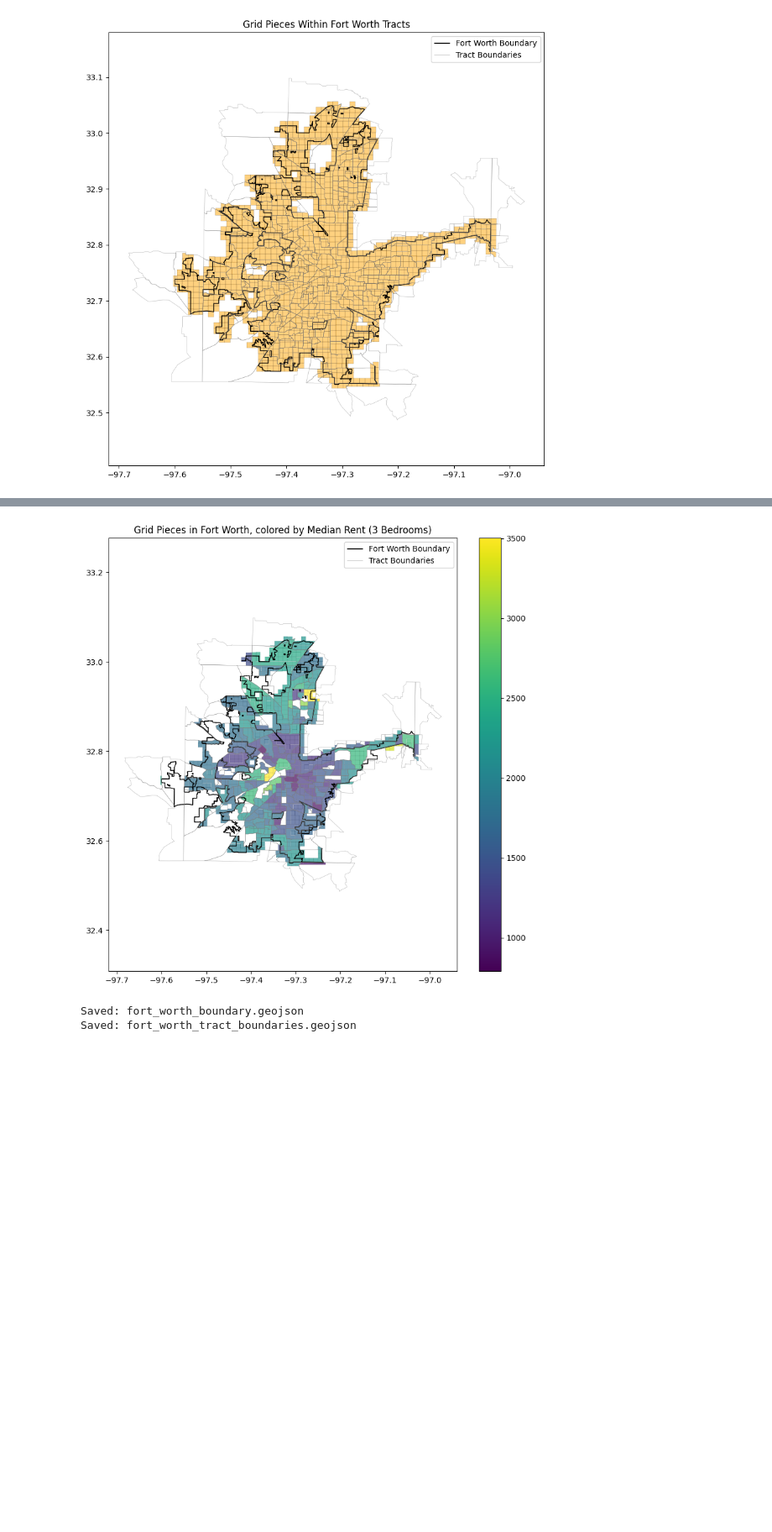
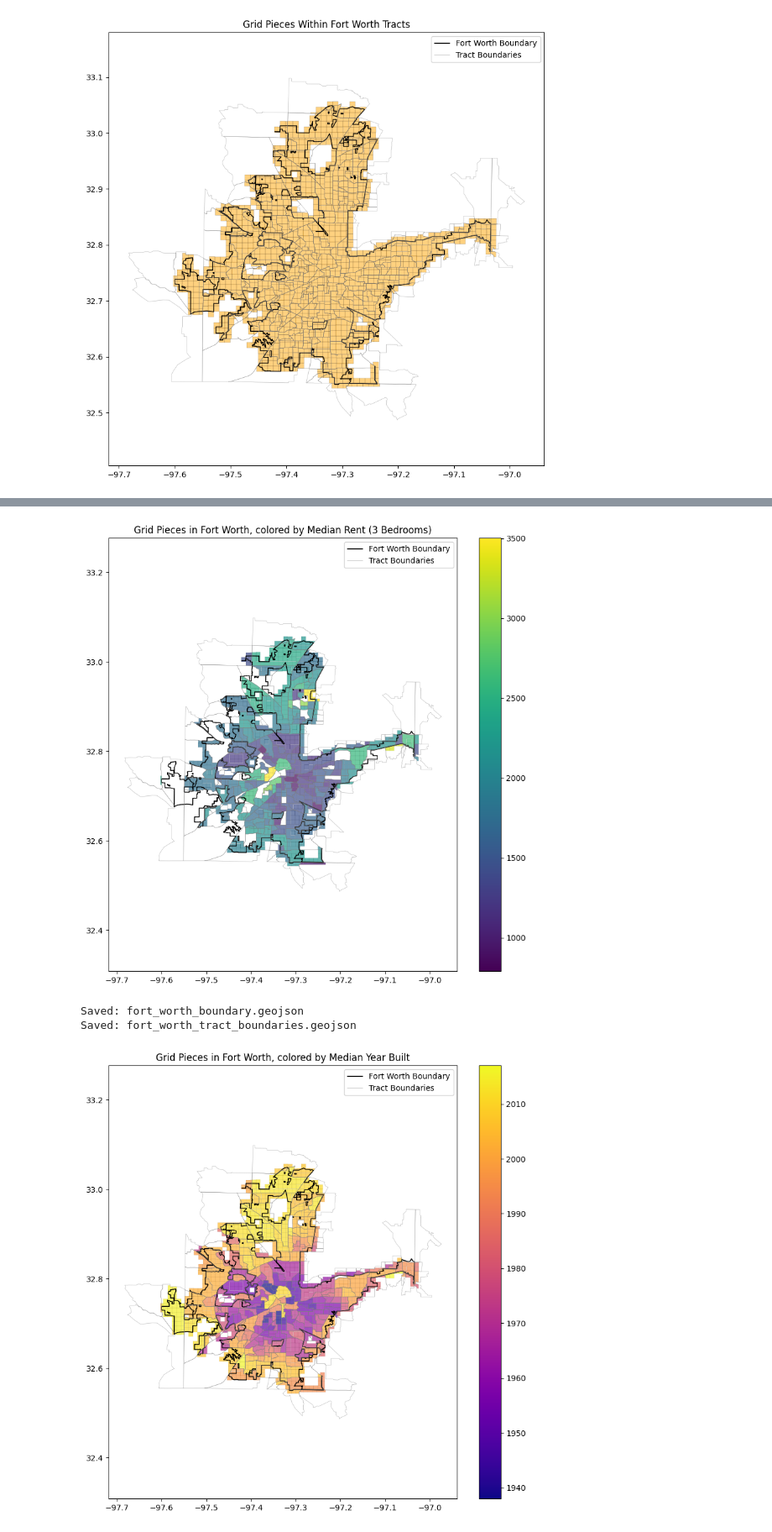
Before and after one commit to NiknazNgh/Fort-Worth-Living-Wage-Housing-Affordability-Explorer, a Jupyter notebook: Living Wage Project dashboard.ipynb, the cells around one changed output, grey strips where cells are left out. Shown at 84% size. Drawn from its saved outputs; the diff is of its cells as text; code cells hidden in the pictures; blank space fills up the shorter version.

```diff
--- a/Living Wage Project dashboard.ipynb
+++ b/Living Wage Project dashboard.ipynb
@@ -150,13 +150,14 @@ if 'index_right' in tracts_in_fw.columns:
 
 # 4. Download median rent by bedrooms (2023 ACS, Table B25031)
 columns = [
-    'B25031_001E',  # All units
+    'B25031_001E',  # Median rent (all units)
     'B25031_002E',  # No bedroom
     'B25031_003E',  # 1 bedroom
     'B25031_004E',  # 2 bedrooms
     'B25031_005E',  # 3 bedrooms
     'B25031_006E',  # 4 bedrooms
     'B25031_007E',  # 5+ bedrooms
+    'B25035_001E',  # Median year structure built
 ]
 df = censusdata.download(
     'acs5', 2023,
@@ -202,6 +203,7 @@ for idx, tract in tracts_in_fw.iterrows():
                         'median_rent_3br': tract['B25031_005E'],
                         'median_rent_4br': tract['B25031_006E'],
                         'median_rent_5pbr': tract['B25031_007E'],
+                        'median_year_built': tract['B25035_001E'],
                         'geometry': clipped
                     })
 
@@ -213,30 +215,41 @@ grid_gdf.to_file("fort_worth_grid_pieces_bedrooms.geojson", driver="GeoJSON")
 print(f"Saved fort_worth_grid_pieces_bedrooms.geojson with rent info! Count: {len(grid_gdf)}")
 
 # 9. (Optional) Plot for a selected bedroom count, e.g., 2 bedrooms
 for bedroom_col, label in [
     ('median_rent_1br', '1 Bedroom'),
     ('median_rent_2br', '2 Bedrooms'),
     ('median_rent_3br', '3 Bedrooms')
 ]:
     valid_grid_gdf = grid_gdf[grid_gdf[bedroom_col] > 0]
     fig, ax = plt.subplots(figsize=(10, 10))
     fort_worth.boundary.plot(ax=ax, color='black', linewidth=1, label='Fort Worth Boundary')
     tracts_in_fw.boundary.plot(ax=ax, color='gray', linewidth=0.5, alpha=0.5, label='Tract Boundaries')
     valid_grid_gdf.plot(ax=ax, column=bedroom_col, cmap='viridis', alpha=0.7, edgecolor='k', linewidth=0.05, legend=True)
     plt.title(f"Grid Pieces in Fort Worth, colored by Median Rent ({label})")
     plt.axis('equal')
     plt.legend()
     plt.show()
 
 # 10. Save boundaries if needed
 fort_worth.boundary.to_file("fort_worth_boundary.geojson", driver="GeoJSON")
 print("Saved: fort_worth_boundary.geojson")
 tracts_in_fw.boundary.to_file("fort_worth_tract_boundaries.geojson", driver="GeoJSON")
 print("Saved: fort_worth_tract_boundaries.geojson")
+# 11. (Optional) Plot grid pieces colored by median year built
+valid_grid_gdf = grid_gdf[grid_gdf['median_year_built'] > 0]
+fig, ax = plt.subplots(figsize=(10, 10))
+fort_worth.boundary.plot(ax=ax, color='black', linewidth=1, label='Fort Worth Boundary')
+tracts_in_fw.boundary.plot(ax=ax, color='gray', linewidth=0.5, alpha=0.5, label='Tract Boundaries')
+valid_grid_gdf.plot(ax=ax, column='median_year_built', cmap='plasma', alpha=0.7, edgecolor='k', linewidth=0.05, legend=True)
+plt.title("Grid Pieces in Fort Worth, colored by Median Year Built")
+plt.axis('equal')
+plt.legend()
+plt.show()
 # %% [output]
 Saved fort_worth_grid_pieces_bedrooms.geojson with rent info! Count: 2268
 [figure]
 [figure]
 [figure]
 Saved: fort_worth_boundary.geojson
 Saved: fort_worth_tract_boundaries.geojson
+[figure, added]
```
